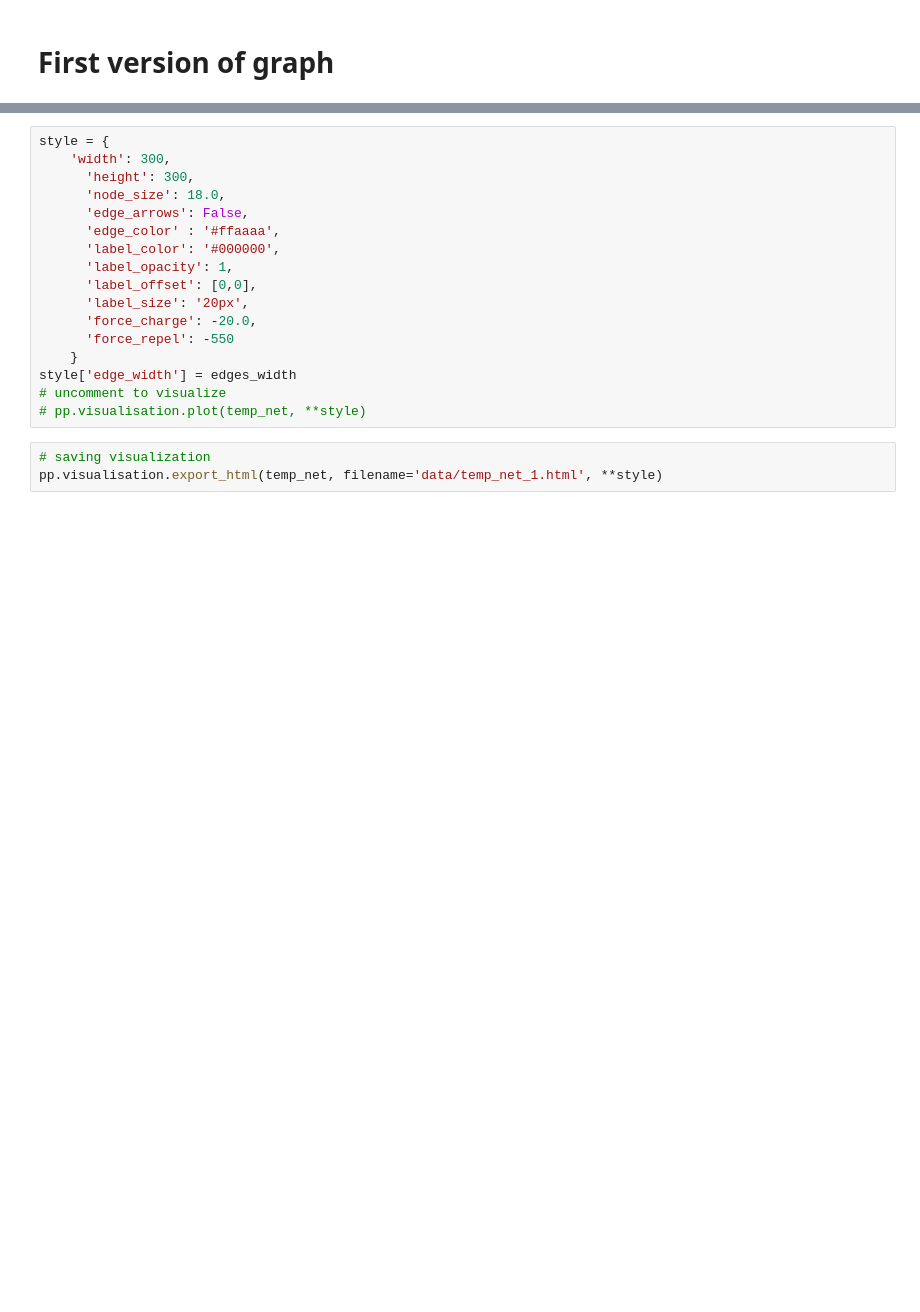
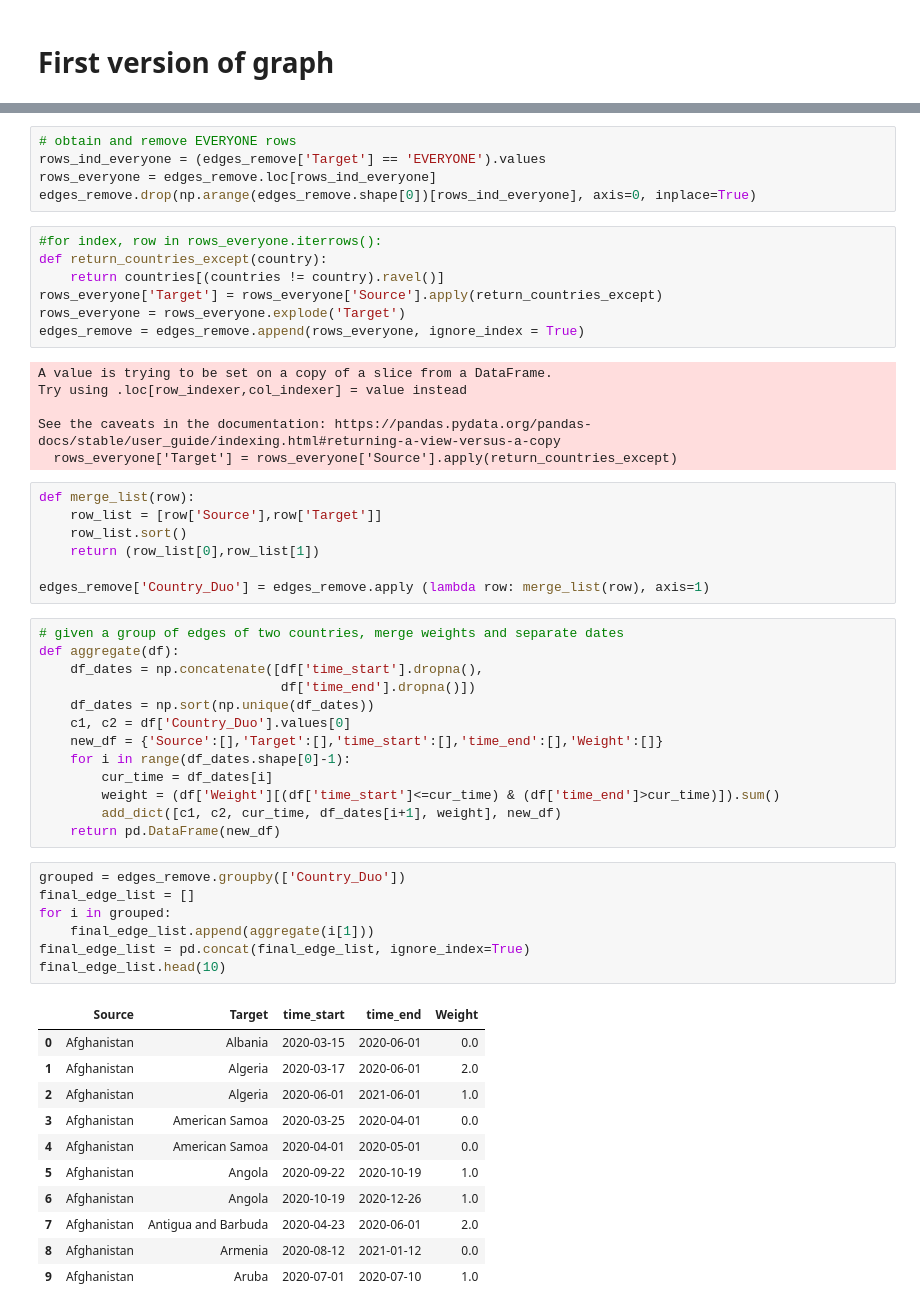
Before and after one commit to GiovaniValdrighi/covid-travels-network, a Jupyter notebook: preprocessing.ipynb, the cells around one changed output, grey strips where cells are left out. Cells and saved outputs as stored; diff of their text form; blank space fills up the shorter version.

```diff
--- a/preprocessing.ipynb
+++ b/preprocessing.ipynb
@@ -308,20 +262,57 @@ Links/Nodes:            286.8744939271255
-# %%
-style = {
-    'width': 300,
-      'height': 300,
-      'node_size': 18.0,
-      'edge_arrows': False,
-      'edge_color' : '#ffaaaa',
-      'label_color': '#000000',
-      'label_opacity': 1,
-      'label_offset': [0,0],
-      'label_size': '20px',
-      'force_charge': -20.0,
-      'force_repel': -550
-    }
-style['edge_width'] = edges_width
-# uncomment to visualize
-# pp.visualisation.plot(temp_net, **style)
-# %%
-# saving visualization
-pp.visualisation.export_html(temp_net, filename='data/temp_net_1.html', **style)
+# %%
+# obtain and remove EVERYONE rows
+rows_ind_everyone = (edges_remove['Target'] == 'EVERYONE').values
+rows_everyone = edges_remove.loc[rows_ind_everyone]
+edges_remove.drop(np.arange(edges_remove.shape[0])[rows_ind_everyone], axis=0, inplace=True)
+# %%
+#for index, row in rows_everyone.iterrows():
+def return_countries_except(country):
+    return countries[(countries != country).ravel()]
+rows_everyone['Target'] = rows_everyone['Source'].apply(return_countries_except)
+rows_everyone = rows_everyone.explode('Target')
+edges_remove = edges_remove.append(rows_everyone, ignore_index = True)
+# %% [output]
+A value is trying to be set on a copy of a slice from a DataFrame.
+Try using .loc[row_indexer,col_indexer] = value instead
+
+See the caveats in the documentation: https://pandas.pydata.org/pandas-docs/stable/user_guide/indexing.html#returning-a-view-versus-a-copy
+  rows_everyone['Target'] = rows_everyone['Source'].apply(return_countries_except)
+# %%
+def merge_list(row):
+    row_list = [row['Source'],row['Target']]
+    row_list.sort()
+    return (row_list[0],row_list[1])
+
+edges_remove['Country_Duo'] = edges_remove.apply (lambda row: merge_list(row), axis=1)
+# %%
+# given a group of edges of two countries, merge weights and separate dates
+def aggregate(df):
+    df_dates = np.concatenate([df['time_start'].dropna(),
+                               df['time_end'].dropna()])
+    df_dates = np.sort(np.unique(df_dates))
+    c1, c2 = df['Country_Duo'].values[0]
+    new_df = {'Source':[],'Target':[],'time_start':[],'time_end':[],'Weight':[]}
+    for i in range(df_dates.shape[0]-1):
+        cur_time = df_dates[i]
+        weight = (df['Weight'][(df['time_start']<=cur_time) & (df['time_end']>cur_time)]).sum()
+        add_dict([c1, c2, cur_time, df_dates[i+1], weight], new_df)
+    return pd.DataFrame(new_df)
+# %%
+grouped = edges_remove.groupby(['Country_Duo'])
+final_edge_list = []
+for i in grouped:
+    final_edge_list.append(aggregate(i[1]))
+final_edge_list = pd.concat(final_edge_list, ignore_index=True)
+final_edge_list.head(10)
+# %% [output]
+|  | Source | Target | time_start | time_end | Weight |
+| 0 | Afghanistan | Albania | 2020-03-15 | 2020-06-01 | 0.0 |
+| 1 | Afghanistan | Algeria | 2020-03-17 | 2020-06-01 | 2.0 |
+| 2 | Afghanistan | Algeria | 2020-06-01 | 2021-06-01 | 1.0 |
+| 3 | Afghanistan | American Samoa | 2020-03-25 | 2020-04-01 | 0.0 |
+| 4 | Afghanistan | American Samoa | 2020-04-01 | 2020-05-01 | 0.0 |
+| 5 | Afghanistan | Angola | 2020-09-22 | 2020-10-19 | 1.0 |
+| 6 | Afghanistan | Angola | 2020-10-19 | 2020-12-26 | 1.0 |
+| 7 | Afghanistan | Antigua and Barbuda | 2020-04-23 | 2020-06-01 | 2.0 |
+| 8 | Afghanistan | Armenia | 2020-08-12 | 2021-01-12 | 0.0 |
+| 9 | Afghanistan | Aruba | 2020-07-01 | 2020-07-10 | 1.0 |
```
Also changed, not shown: parts of 14 cells of this notebook.
